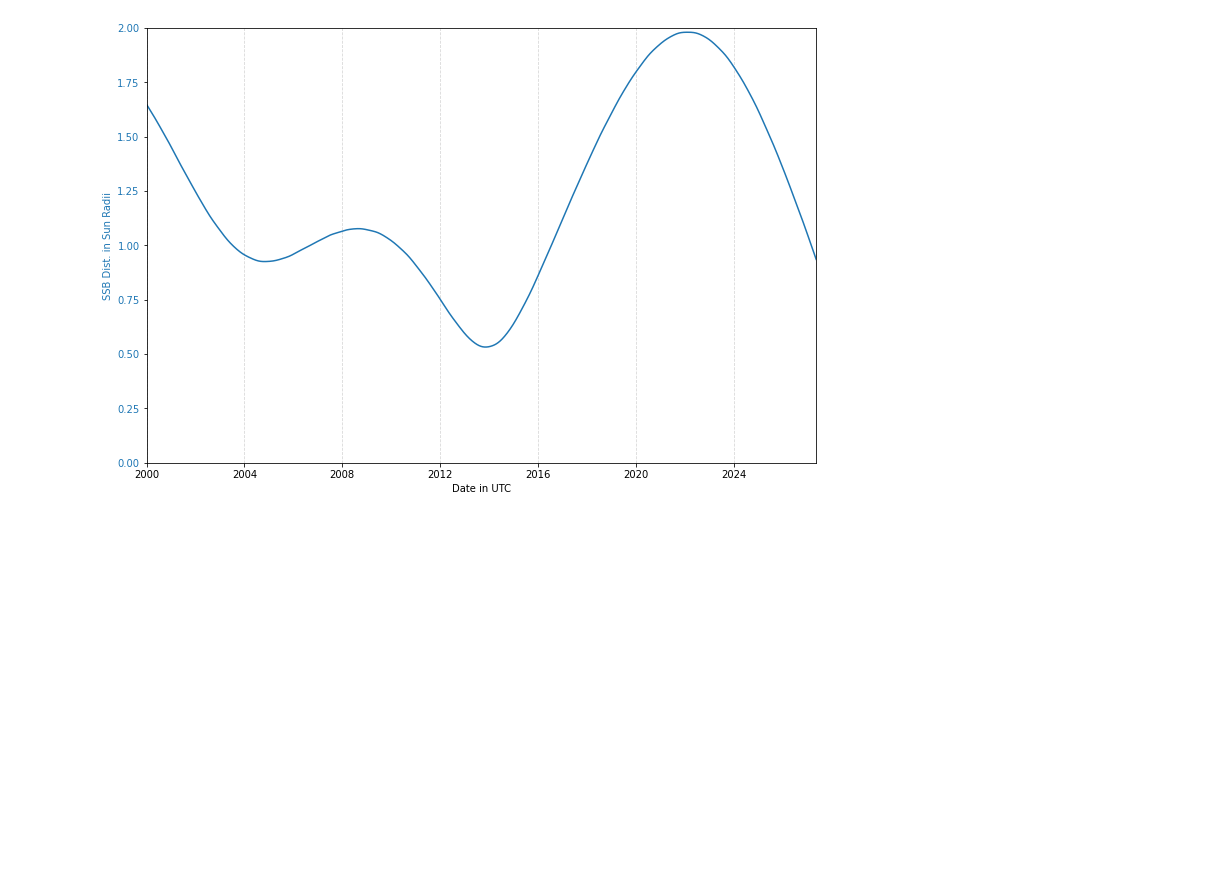
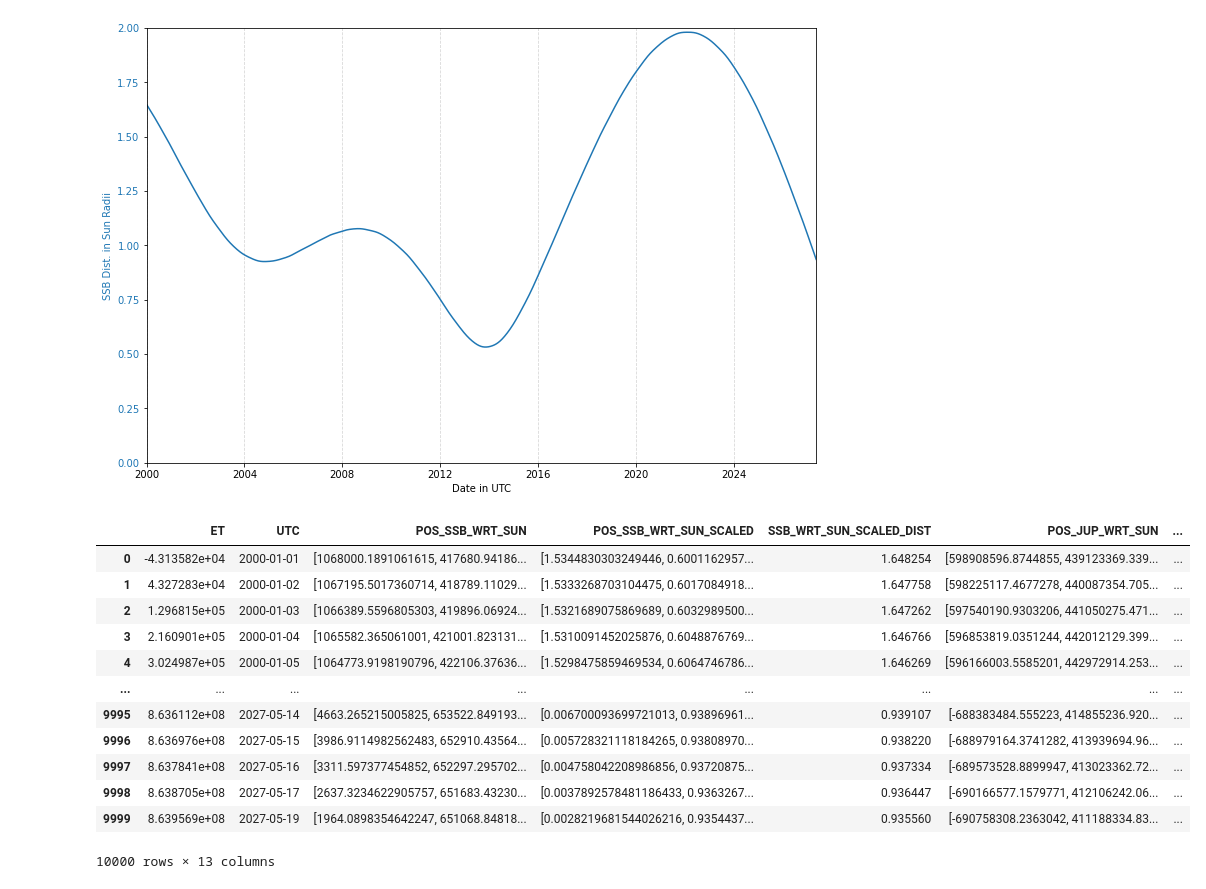
Before and after one commit to pzacha/Space_Science, a Jupyter notebook: task_3/test_3.ipynb, the cells around one changed output. Saved outputs shown, nothing was run; the diff lists cells and outputs as text; code cells hidden in the pictures; blank space fills up the shorter version.

Commit message:
Outer planets phase angle with respect to SSB distance

```diff
--- a/task_3/test_3.ipynb
+++ b/task_3/test_3.ipynb
@@ -96,3 +77,36 @@ AX.grid(axis="x", linestyle="dashed", alpha=0.5)
 plt.savefig("SSB2SUN_DISTANCE.png", dpi=300)
 # %% [output]
 [figure]
+# %%
+NAIF_ID_DICT = {"JUP": 5, "SAT": 6, "URA": 7, "NEP": 8}
+
+for planets_name_key in NAIF_ID_DICT:
+    planet_pos_col = f"POS_{planets_name_key}_WRT_SUN"
+    planet_angle_col = f"PHASE_ANGLE_SUN_{planets_name_key}2SSB"
+
+    planet_id = NAIF_ID_DICT[planets_name_key]
+
+    SOLAR_SYSTEM_DF.loc[:, planet_pos_col] = SOLAR_SYSTEM_DF["ET"].apply(
+        lambda x: spiceypy.spkgps(targ=planet_id, et=x, ref="ECLIPJ2000", obs=10)[0]
+    )
+
+    SOLAR_SYSTEM_DF.loc[:, planet_angle_col] = SOLAR_SYSTEM_DF.apply(
+        lambda x: np.degrees(spiceypy.vsep(x[planet_pos_col], x["POS_SSB_WRT_SUN"])),
+        axis=1,
+    )
+
+SOLAR_SYSTEM_DF
+# %% [output]
+|  | ET | UTC | POS_SSB_WRT_SUN | POS_SSB_WRT_SUN_SCALED | SSB_WRT_SUN_SCALED_DIST | POS_JUP_WRT_SUN | ... |
+| 0 | -4.313582e+04 | 2000-01-01 | [1068000.1891061615, 417680.94186... | [1.5344830303249446, 0.6001162957... | 1.648254 | [598908596.8744855, 439123369.339... | ... |
+| 1 | 4.327283e+04 | 2000-01-02 | [1067195.5017360714, 418789.11029... | [1.5333268703104475, 0.6017084918... | 1.647758 | [598225117.4677278, 440087354.705... | ... |
+| 2 | 1.296815e+05 | 2000-01-03 | [1066389.5596805303, 419896.06924... | [1.5321689075869689, 0.6032989500... | 1.647262 | [597540190.9303206, 441050275.471... | ... |
+| 3 | 2.160901e+05 | 2000-01-04 | [1065582.365061001, 421001.823131... | [1.5310091452025876, 0.6048876769... | 1.646766 | [596853819.0351244, 442012129.399... | ... |
+| 4 | 3.024987e+05 | 2000-01-05 | [1064773.9198190796, 422106.37636... | [1.5298475859469534, 0.6064746786... | 1.646269 | [596166003.5585201, 442972914.253... | ... |
+| ... | ... | ... | ... | ... | ... | ... | ... |
+| 9995 | 8.636112e+08 | 2027-05-14 | [4663.265215005825, 653522.849193... | [0.006700093699721013, 0.93896961... | 0.939107 | [-688383484.555223, 414855236.920... | ... |
+| 9996 | 8.636976e+08 | 2027-05-15 | [3986.9114982562483, 652910.43564... | [0.005728321118184265, 0.93808970... | 0.938220 | [-688979164.3741282, 413939694.96... | ... |
+| 9997 | 8.637841e+08 | 2027-05-16 | [3311.597377454852, 652297.295702... | [0.004758042208986856, 0.93720875... | 0.937334 | [-689573528.8899947, 413023362.72... | ... |
+| 9998 | 8.638705e+08 | 2027-05-17 | [2637.3234622905757, 651683.43230... | [0.0037892578481186433, 0.9363267... | 0.936447 | [-690166577.1579771, 412106242.06... | ... |
+| 9999 | 8.639569e+08 | 2027-05-19 | [1964.0898354642247, 651068.84818... | [0.0028219681544026216, 0.9354437... | 0.935560 | [-690758308.2363042, 411188334.83... | ... |
+10000 rows × 13 columns
```
Also changed, not shown: parts of 3 cells of this notebook, 1 other file.
